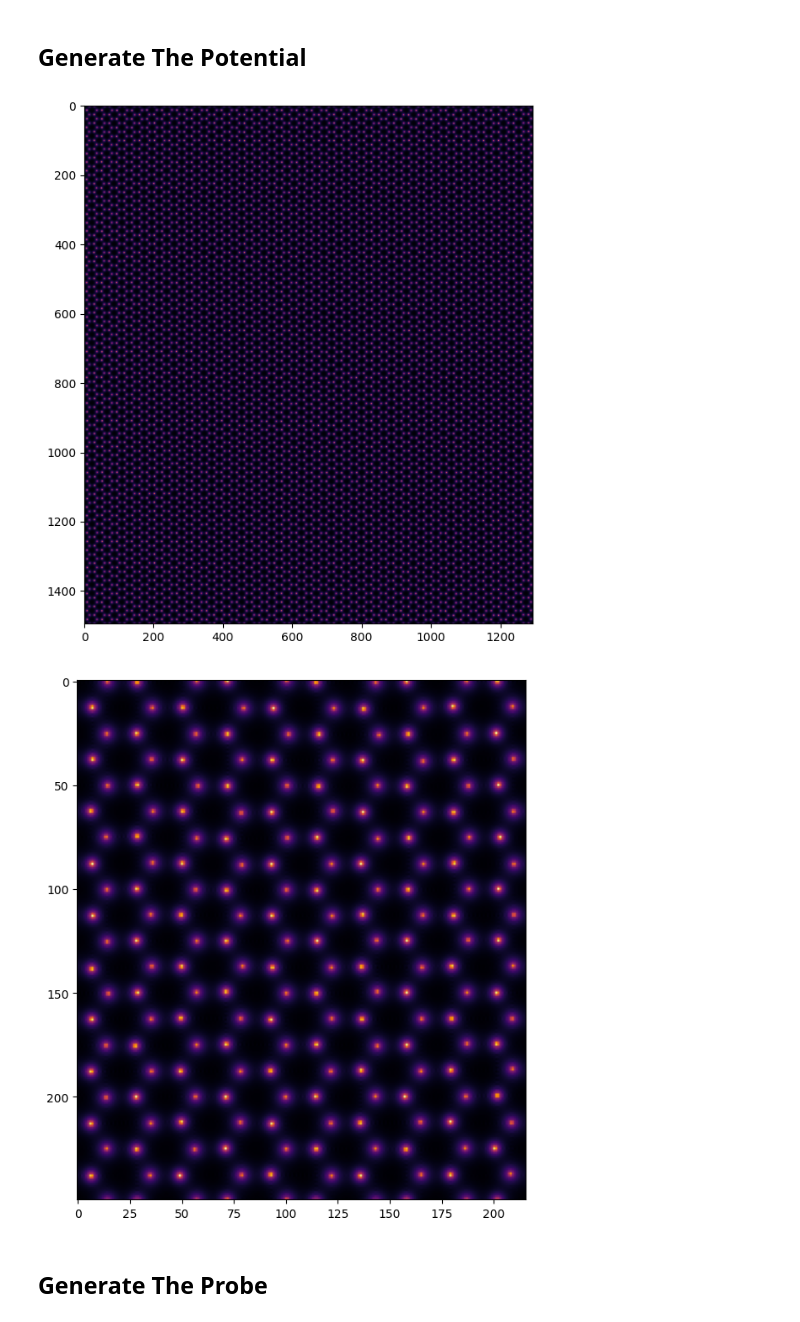
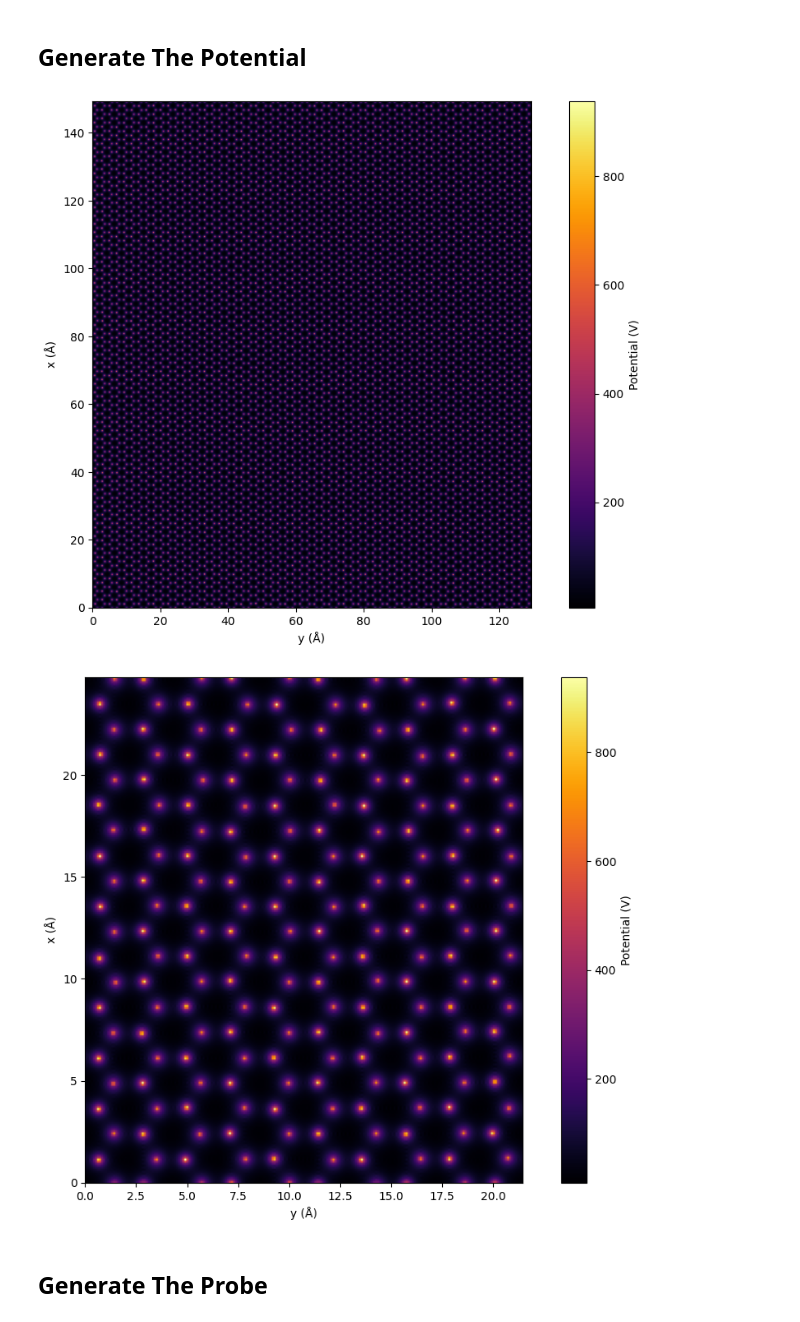
Before and after one commit to h-walk/PySlice, a Jupyter notebook: src/unittests/example.ipynb, the cells around one changed output. Drawn from its saved outputs; the diff is of its cells as text; code cells hidden in the pictures.

```diff
--- a/src/unittests/example.ipynb
+++ b/src/unittests/example.ipynb
@@ -16,7 +16,7 @@ dump = "hBN_truncated.lammpstrj"
 dt = 0.005
 types = {1:"B", 2:"N"}
 a, b = 2.4907733333333337, 2.1570729817355123
-trajectory = TrajectoryLoader(dump, timestep = dt, element_names = types).load()
+trajectory = TrajectoryLoader(dump, timestep = dt, atom_mapping = types).load()
 # %% [markdown]
 ## Generate The Potential
 # %%
@@ -24,24 +24,27 @@ from src.multislice.potentials import gridFromTrajectory,Potential
 # %%
 # Assign Variables
 positions = trajectory.positions[0]
 atom_types = trajectory.atom_types
 
 xs, ys, zs, lx, ly, lz = gridFromTrajectory(trajectory, sampling=0.1, slice_thickness=0.5)
 
 potential = Potential(xs, ys, zs, positions, atom_types, kind="kirkland")
 
 # Extract array data
 if hasattr(potential, 'to_cpu'):
         ary = potential.to_cpu()
 else:
         ary = np.asarray(potential.array)
 
 # Plot
 fig, ax = plt.subplots(figsize=(12, 8))
-ax.imshow(np.sum(ary,axis=2), cmap="inferno")
+ax.imshow(np.sum(ary,axis=2), cmap="inferno", extent = [np.amin(ys),np.amax(ys),np.amin(xs),np.amax(xs)])
+ax.set_xlabel('y (Å)')
+ax.set_ylabel('x (Å)')
+plt.colorbar(ax.get_images()[0], label='Potential (V)')
 plt.show()
 # %% [output]
-[figure, old version]
+[figure, new version]
 # %%
 # Lets Make This A Bit Smaller
 trajectory=trajectory.slice_positions([0,10*a],[0,10*b])
@@ -57,10 +60,14 @@ else:
         ary = np.asarray(potential.array)
 
 fig, ax = plt.subplots(figsize=(12, 8))
-ax.imshow(np.sum(ary,axis=2), cmap="inferno")
+ax.imshow(np.sum(ary,axis=2), cmap="inferno", extent = [np.amin(ys),np.amax(ys),np.amin(xs),np.amax(xs)])
+ax.set_xlabel('y (Å)')
+ax.set_ylabel('x (Å)')
+
+plt.colorbar(ax.get_images()[0], label='Potential (V)')
 plt.show()
 # %% [output]
-[figure, old version]
+[figure, new version]
 # %% [markdown]
 ## Generate The Probe
 # %%
```
Also changed, not shown: parts of 13 cells of this notebook, 12 other files.
